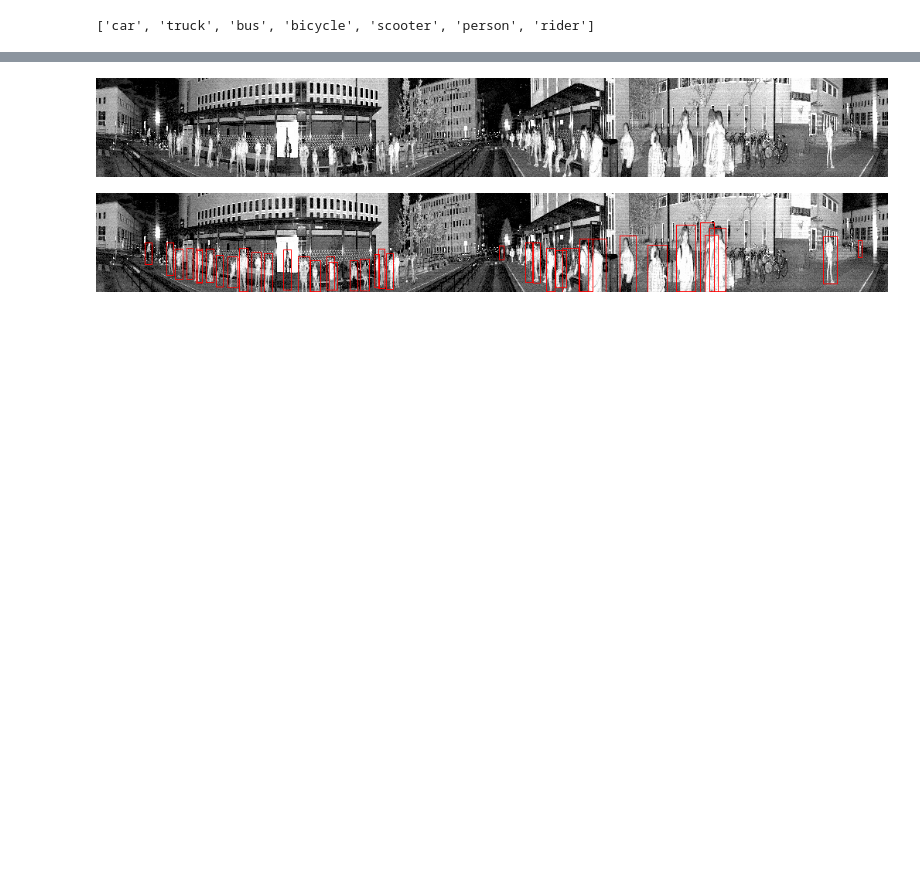
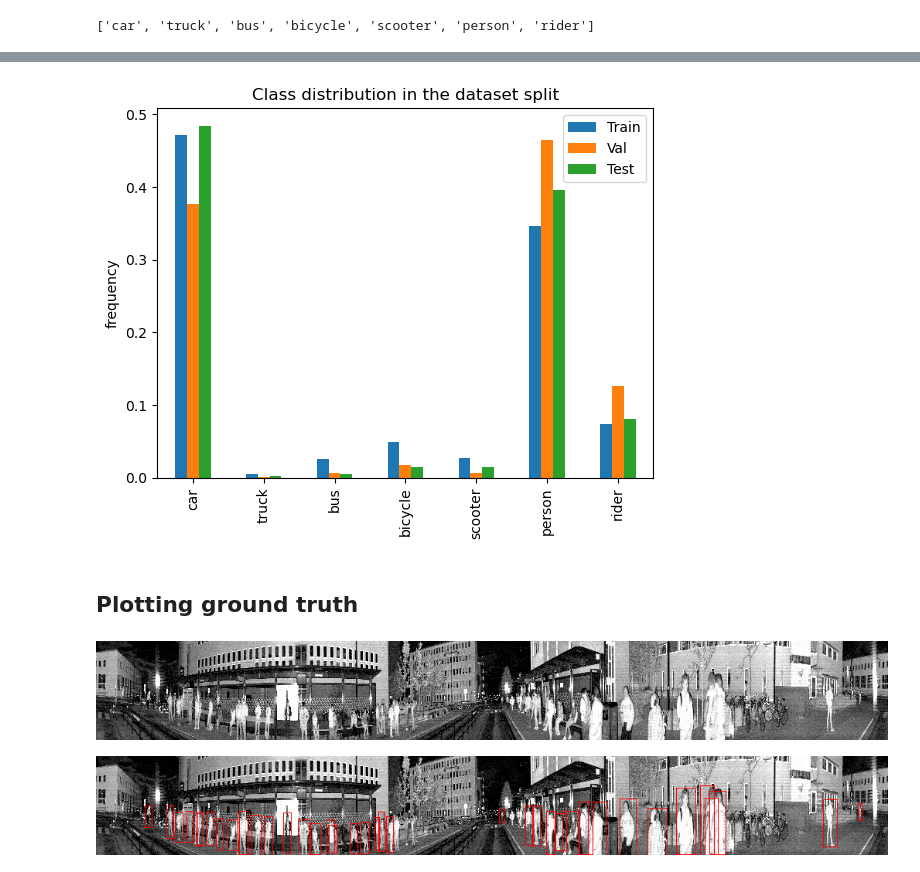
Before and after one commit to seb2o/deep-object-detection-Lidar, a Jupyter notebook: yolo/eda.ipynb, the cells around one changed output, grey strips where cells are left out. Cells and saved outputs as stored; diff of their text form; code cells hidden in the pictures; blank space fills up the shorter version.

```diff
--- a/yolo/eda.ipynb
+++ b/yolo/eda.ipynb
@@ -51 +71,26 @@ class_names
+# %%
+path = splitted_path
+train_labels_path = f"{path}\\labels\\train\\"
+val_labels_path = f"{path}\\labels\\val\\"
+test_labels_path = f"{path}\\labels\\test\\"
+
+train_df = boxes_df(train_labels_path)
+val_df = boxes_df(val_labels_path)
+test_df = boxes_df(test_labels_path)
+# %%
+classes_by_set = pd.concat((train_df.classID, val_df.classID, test_df.classID), axis=1, ignore_index=True)
+count_class_by_set = classes_by_set.apply(lambda col: col.value_counts(), axis=0)
+normalized_count = count_class_by_set.div(count_class_by_set.sum(axis=0), axis=1)
+normalized_count.rename(
+    columns={0: "Train", 1: "Val", 2: "Test"},
+    inplace=True)
+normalized_count.plot(kind='bar')
+plt.xticks(list(range(7)), class_names)
+plt.ylabel('frequency')
+plt.title('Class distribution in the dataset split')
+plt.show()
+# %% [output]
+[figure, added]
+# %% [markdown]
+## Plotting ground truth
 # %%
```
Also changed, not shown: parts of 20 cells of this notebook.
